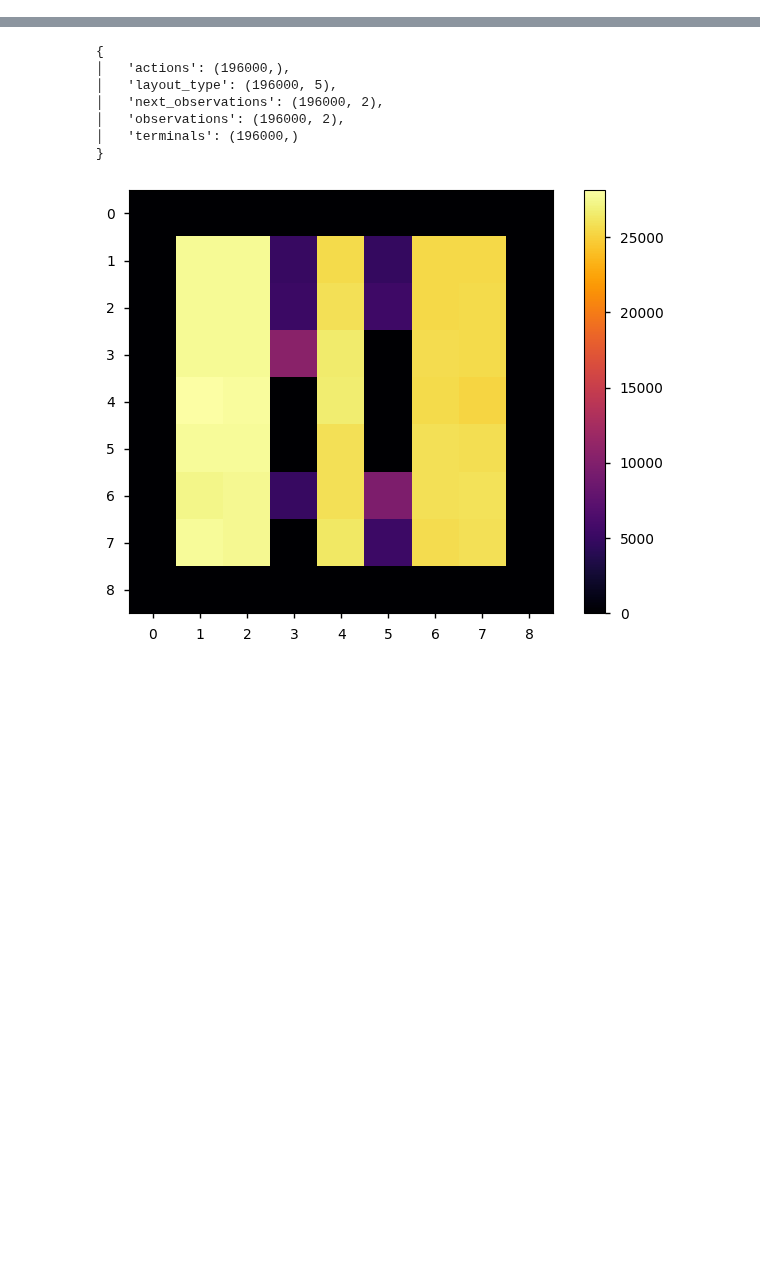
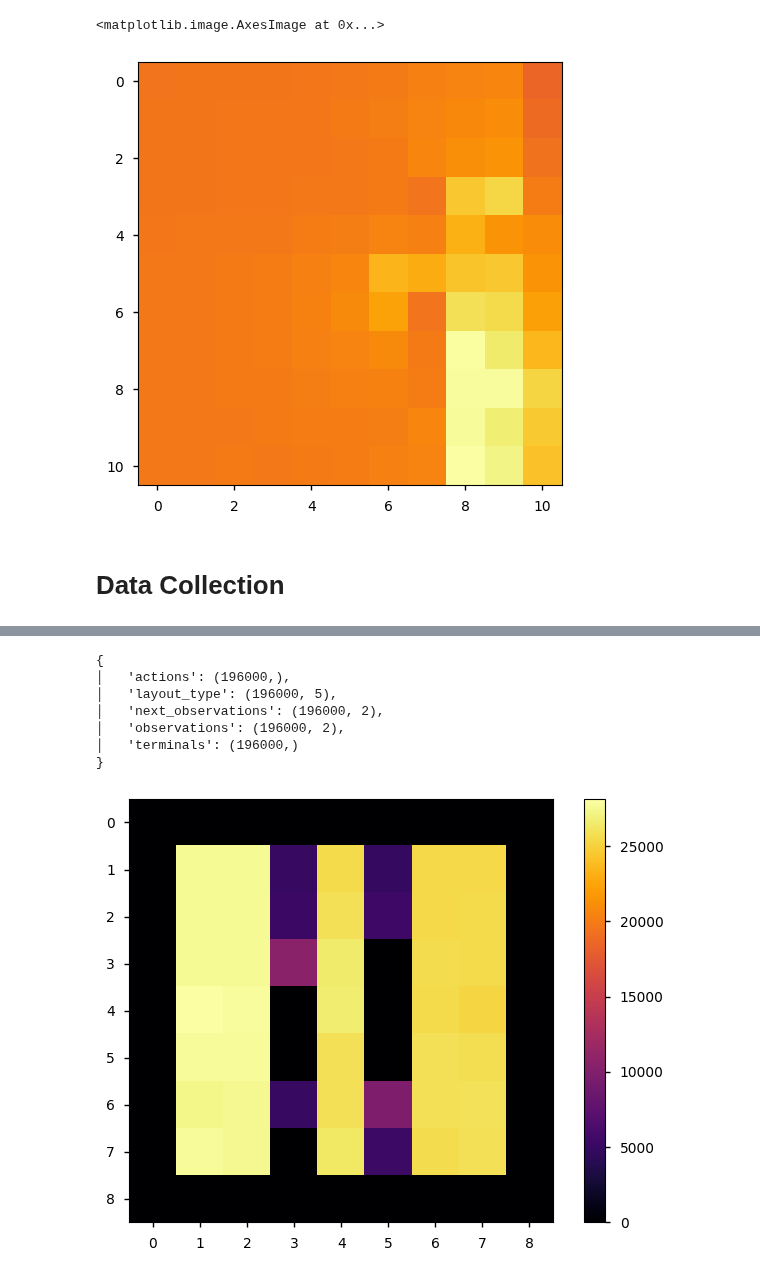
Before and after one commit to skylooop/BeliefConditionedFB, a Jupyter notebook: notebooks/vanilla_fb_doors.ipynb, the cells around one changed output, grey strips where cells are left out. Drawn from its saved outputs; the diff is of its cells as text; code cells hidden in the pictures; blank space fills up the shorter version.

```diff
--- a/notebooks/vanilla_fb_doors.ipynb
+++ b/notebooks/vanilla_fb_doors.ipynb
@@ -32,0 +37,12 @@ GLOBAL_KEY = jax.random.key(42)
+# %%
+q_func[5, -5] += 130
+# %%
+q_func[8, -4] -= 70
+# %%
+q_func[4, -2] -= 100
+# %%
+q_func[3, -3] += 150
+q_func[3, -2] += 150
+q_func[3, -4] -= 60
+q_func[4, -4] -= 60
+q_func[:, -1] -= 100
@@ -32,0 +64,5 @@ GLOBAL_KEY = jax.random.key(42)
+# %%
+plt.imshow(q_func, cmap='inferno', vmin=-1000)
+# %% [output]
+<matplotlib.image.AxesImage at 0x...>
+[figure, added]
@@ -33,3 +71,5 @@ GLOBAL_KEY = jax.random.key(42)
+# %% [markdown]
+# Data Collection
 # %%
 from envs.minigrid.doors_grid import DynamicsGeneralization_Doors, MinigridWrapper
 
```
Also changed, not shown: parts of 8 cells of this notebook, 8 other files.
